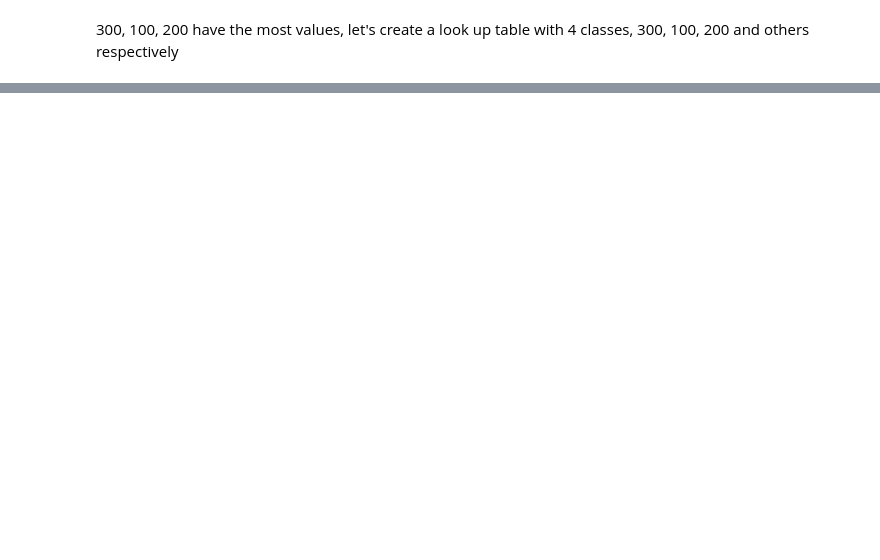
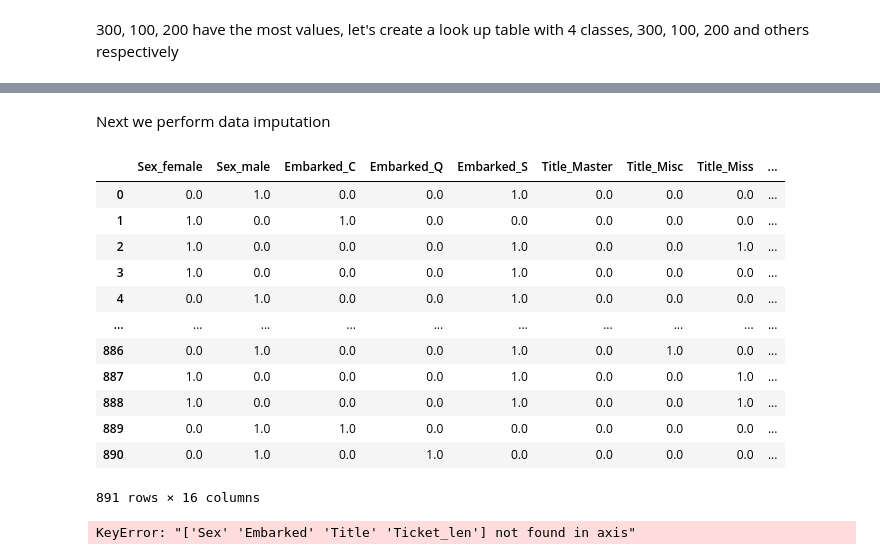
Before and after one commit to weisds/Titanic-i2, a Jupyter notebook: titanic_i2.ipynb, the cells around one changed output, grey strips where cells are left out. Drawn from its saved outputs; the diff is of its cells as text; code cells hidden in the pictures; blank space fills up the shorter version.

```diff
--- a/titanic_i2.ipynb
+++ b/titanic_i2.ipynb
@@ -351,0 +555,5 @@ dtype: float64
+# %%
+stat_min_ti = 30
+Ticket_len_ls = (Ticket_len.value_counts() < stat_min_ti)
+Ticket_len = Ticket_len.apply(lambda x: '30' if Ticket_len_ls.loc[x] == True else x)
+Ticket_len.value_counts()
@@ -351,0 +568,3 @@ dtype: float64
+# %%
+txt_data['Ticket_len'] = Ticket_len
+txt_data = txt_data.drop(['Name', 'Ticket'], axis=1)
@@ -351,0 +590,2 @@ dtype: float64
+# %% [markdown]
+Next we perform data imputation
@@ -351,0 +596,24 @@ dtype: float64
+# %%
+#now we align the index and col names
+imp_txt_cols.index = txt_data[['Sex','Embarked', 'Title', 'Ticket_len']].index
+imp_txt_cols.columns = OH_en.get_feature_names(['Sex','Embarked', 'Title', 'Ticket_len'])
+imp_txt_cols
+# %% [output]
+|  | Sex_female | Sex_male | Embarked_C | Embarked_Q | Embarked_S | Title_Master | Title_Misc | Title_Miss | ... |
+| 0 | 0.0 | 1.0 | 0.0 | 0.0 | 1.0 | 0.0 | 0.0 | 0.0 | ... |
+| 1 | 1.0 | 0.0 | 1.0 | 0.0 | 0.0 | 0.0 | 0.0 | 0.0 | ... |
+| 2 | 1.0 | 0.0 | 0.0 | 0.0 | 1.0 | 0.0 | 0.0 | 1.0 | ... |
+| 3 | 1.0 | 0.0 | 0.0 | 0.0 | 1.0 | 0.0 | 0.0 | 0.0 | ... |
+| 4 | 0.0 | 1.0 | 0.0 | 0.0 | 1.0 | 0.0 | 0.0 | 0.0 | ... |
+| ... | ... | ... | ... | ... | ... | ... | ... | ... | ... |
+| 886 | 0.0 | 1.0 | 0.0 | 0.0 | 1.0 | 0.0 | 1.0 | 0.0 | ... |
+| 887 | 1.0 | 0.0 | 0.0 | 0.0 | 1.0 | 0.0 | 0.0 | 1.0 | ... |
+| 888 | 1.0 | 0.0 | 0.0 | 0.0 | 1.0 | 0.0 | 0.0 | 1.0 | ... |
+| 889 | 0.0 | 1.0 | 1.0 | 0.0 | 0.0 | 0.0 | 0.0 | 0.0 | ... |
+| 890 | 0.0 | 1.0 | 0.0 | 1.0 | 0.0 | 0.0 | 0.0 | 0.0 | ... |
+891 rows × 16 columns
+# %%
+#now we complete the txt df with the imputed cols
+txt_data = txt_data.drop(['Sex','Embarked', 'Title', 'Ticket_len'], axis=1).join(imp_txt_cols)
+# %% [output]
+KeyError: "['Sex' 'Embarked' 'Title' 'Ticket_len'] not found in axis"
```
Also changed, not shown: parts of 82 cells of this notebook.
